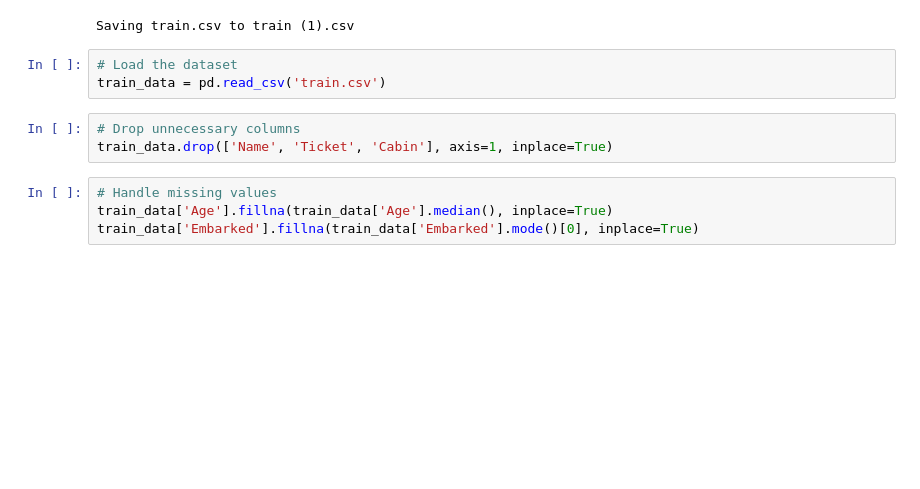
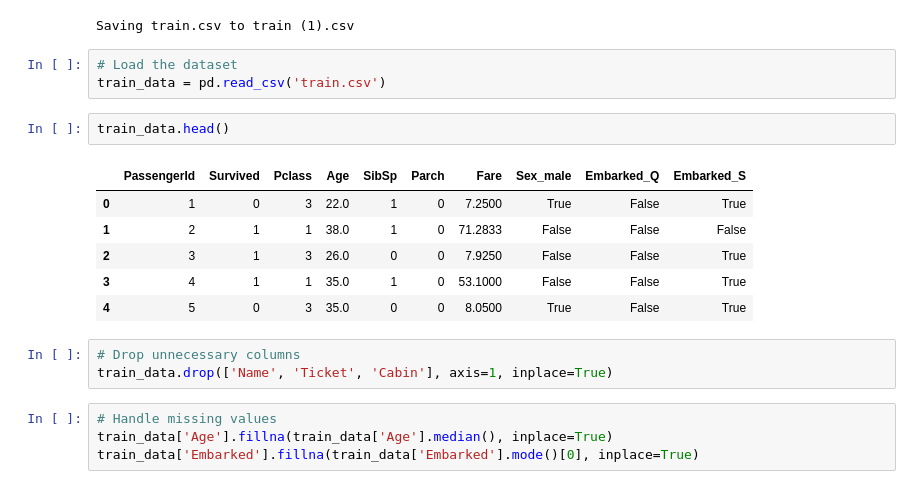
Before and after one commit to TheCiceerGuy/Titanic-Data-Preprocessing-Repo, a Jupyter notebook: Titanic_Data_Preprocessing.ipynb, the cells around one changed output. Cells and saved outputs as stored; diff of their text form; blank space fills up the shorter version.

Commit message:
Updated head function

```diff
--- a/Titanic_Data_Preprocessing.ipynb
+++ b/Titanic_Data_Preprocessing.ipynb
@@ -13,6 +13,15 @@ Saving train.csv to train (1).csv
 # %%
 # Load the dataset
 train_data = pd.read_csv('train.csv')
+# %%
+train_data.head()
+# %% [output]
+|  | PassengerId | Survived | Pclass | Age | SibSp | Parch | Fare | Sex_male | Embarked_Q | Embarked_S |
+| 0 | 1 | 0 | 3 | 22.0 | 1 | 0 | 7.2500 | True | False | True |
+| 1 | 2 | 1 | 1 | 38.0 | 1 | 0 | 71.2833 | False | False | False |
+| 2 | 3 | 1 | 3 | 26.0 | 0 | 0 | 7.9250 | False | False | True |
+| 3 | 4 | 1 | 1 | 35.0 | 1 | 0 | 53.1000 | False | False | True |
+| 4 | 5 | 0 | 3 | 35.0 | 0 | 0 | 8.0500 | True | False | True |
 # %%
 # Drop unnecessary columns
 train_data.drop(['Name', 'Ticket', 'Cabin'], axis=1, inplace=True)
```
